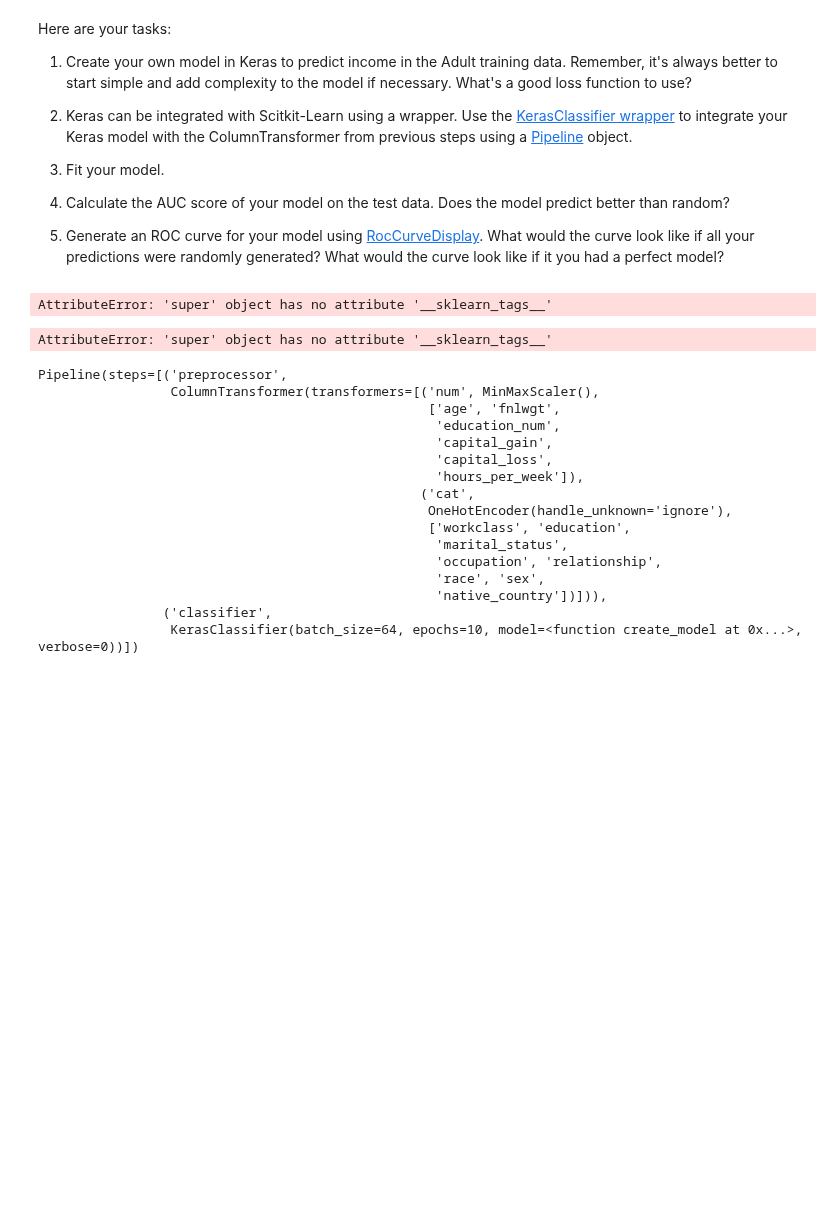
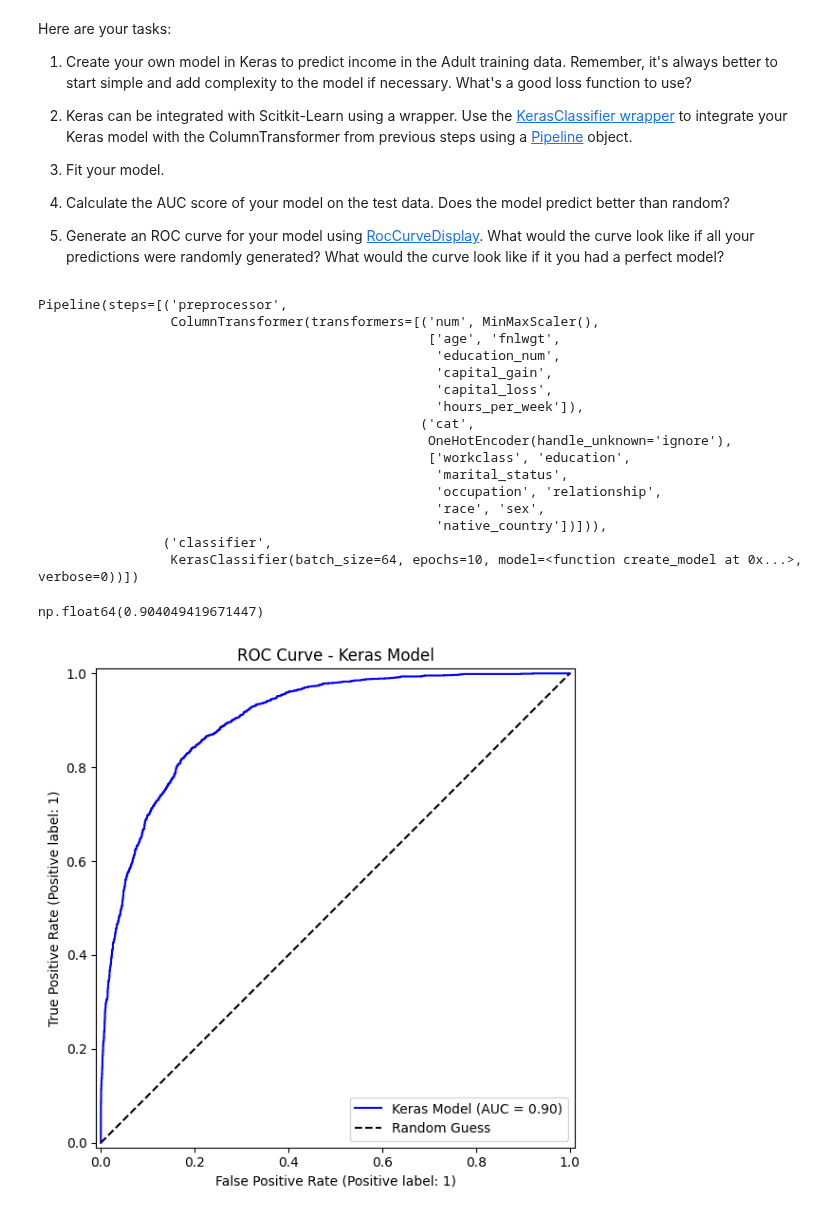
Before and after one commit to Spencer166/First, a Jupyter notebook: Student_MLE_MiniProject_Deep_Learning.ipynb, the cells around one changed output. Saved outputs shown, nothing was run; the diff lists cells and outputs as text; code cells hidden in the pictures; blank space fills up the shorter version.

```diff
--- a/Student_MLE_MiniProject_Deep_Learning.ipynb
+++ b/Student_MLE_MiniProject_Deep_Learning.ipynb
@@ -280,29 +281,32 @@ pipeline = Pipeline(steps=[
     ("classifier", keras_clf)])
 # %%
 # Fit the pipeline on the training data
-X_train, X_test, y_train, y_test = train_test_split(
-    X, y, test_size=0.2, random_state=1)
-
 pipeline.fit(X_train, y_train)
 # %% [output]
-AttributeError: 'super' object has no attribute '__sklearn_tags__'
+Pipeline(steps=[('preprocessor',
+                 ColumnTransformer(transformers=[('num', MinMaxScaler(),
+                                                  ['age', 'fnlwgt',
+                                                   'education_num',
+                                                   'capital_gain',
+                                                   'capital_loss',
+                                                   'hours_per_week']),
+                                                 ('cat',
+                                                  OneHotEncoder(handle_unknown='ignore'),
+                                                  ['workclass', 'education',
+                                                   'marital_status',
+                                                   'occupation', 'relationship',
+                                                   'race', 'sex',
+                                                   'native_country'])])),
+                ('classifier',
+                 KerasClassifier(batch_size=64, epochs=10, model=<function create_model at 0x...>, verbose=0))])
-AttributeError: 'super' object has no attribute '__sklearn_tags__'
-Pipeline(steps=[('preprocessor',
-                 ColumnTransformer(transformers=[('num', MinMaxScaler(),
-                                                  ['age', 'fnlwgt',
-                                                   'education_num',
-                                                   'capital_gain',
-                                                   'capital_loss',
-                                                   'hours_per_week']),
-                                                 ('cat',
-                                                  OneHotEncoder(handle_unknown='ignore'),
-                                                  ['workclass', 'education',
-                                                   'marital_status',
-                                                   'occupation', 'relationship',
-                                                   'race', 'sex',
-                                                   'native_country'])])),
-                ('classifier',
-                 KerasClassifier(batch_size=64, epochs=10, model=<function create_model at 0x...>, verbose=0))])
 # %%
 # Calculate the AUC score of your model on the test data.
 # Does the model predict better than random?
+
+y_pred_proba = pipeline.predict_proba(X_test)[:, 1]
+auc_score = roc_auc_score(y_test, y_pred_proba)
+auc_score
+
+# My model predicts better than random at about 90.4%.
+# %% [output]
+np.float64(0.904049419671447)
@@ -310,0 +313,17 @@ Pipeline(steps=[('preprocessor',
+# %%
+# Generate an ROC curve for your model.
+
+roc_display = RocCurveDisplay.from_predictions(
+    y_test,
+    y_pred_proba,
+    name="Keras Model",
+    color="blue")
+
+roc_display.ax_.plot([0, 1], [0, 1], 'k--', label='Random Guess')
+roc_display.ax_.legend(loc='lower right')
+roc_display.ax_.set_title("ROC Curve - Keras Model")
+roc_display.figure_.set_size_inches(8, 6)
+roc_display.figure_.tight_layout()
+roc_display.figure_.show()
+# %% [output]
+[figure, added]
```
Also changed, not shown: parts of 6 cells of this notebook.
